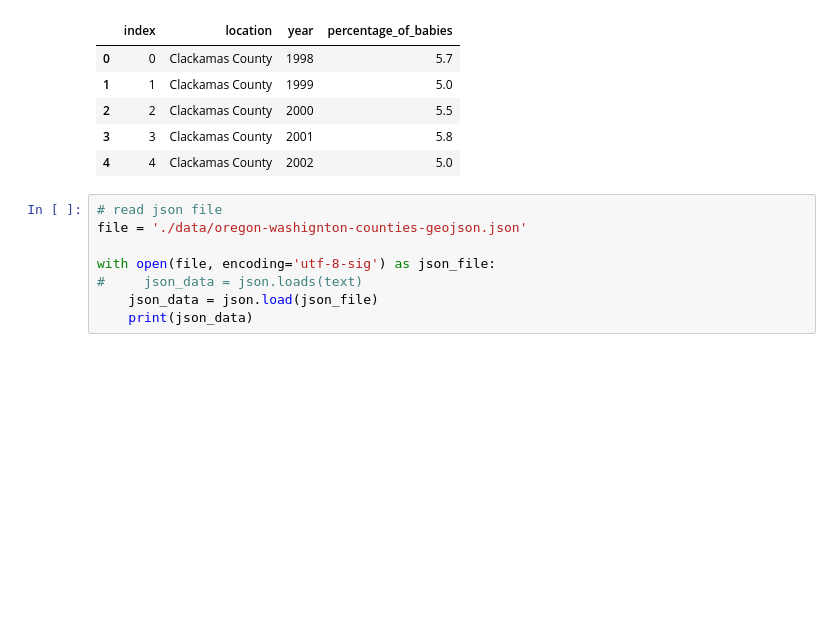
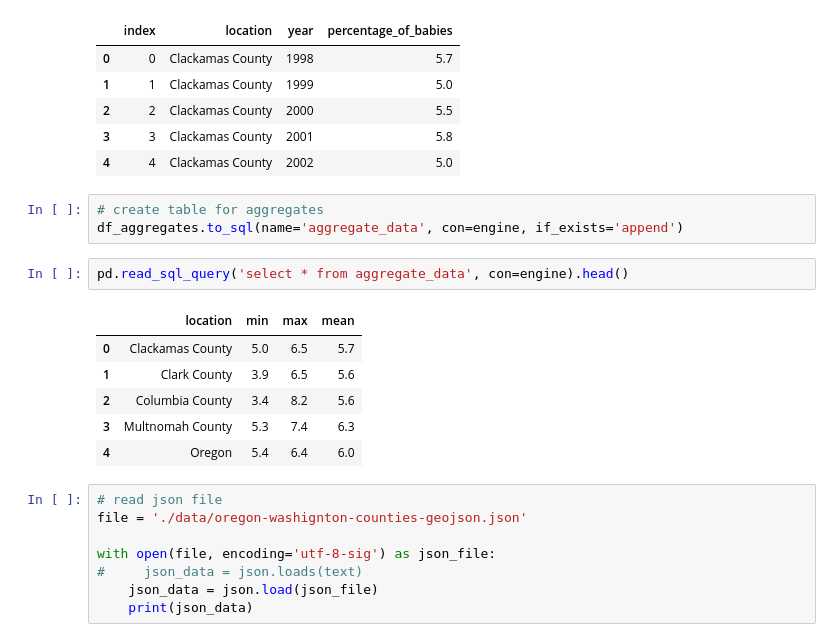
Before and after one commit to Huntyr/Project_2, a Jupyter notebook: low_birth_weight.ipynb, the cells around one changed output. Saved outputs shown, nothing was run; the diff lists cells and outputs as text; blank space fills up the shorter version.

```diff
--- a/low_birth_weight.ipynb
+++ b/low_birth_weight.ipynb
@@ -45,6 +87,18 @@ pd.read_sql_query('select * from birth_data', con=engine).head()
 | 2 | 2 | Clackamas County | 2000 | 5.5 |
 | 3 | 3 | Clackamas County | 2001 | 5.8 |
 | 4 | 4 | Clackamas County | 2002 | 5.0 |
+# %%
+# create table for aggregates
+df_aggregates.to_sql(name='aggregate_data', con=engine, if_exists='append')
+# %%
+pd.read_sql_query('select * from aggregate_data', con=engine).head()
+# %% [output]
+|  | location | min | max | mean |
+| 0 | Clackamas County | 5.0 | 6.5 | 5.7 |
+| 1 | Clark County | 3.9 | 6.5 | 5.6 |
+| 2 | Columbia County | 3.4 | 8.2 | 5.6 |
+| 3 | Multnomah County | 5.3 | 7.4 | 6.3 |
+| 4 | Oregon | 5.4 | 6.4 | 6.0 |
 # %%
 # read json file
 file = './data/oregon-washignton-counties-geojson.json'
```
Also changed, not shown: parts of 2 cells of this notebook.
